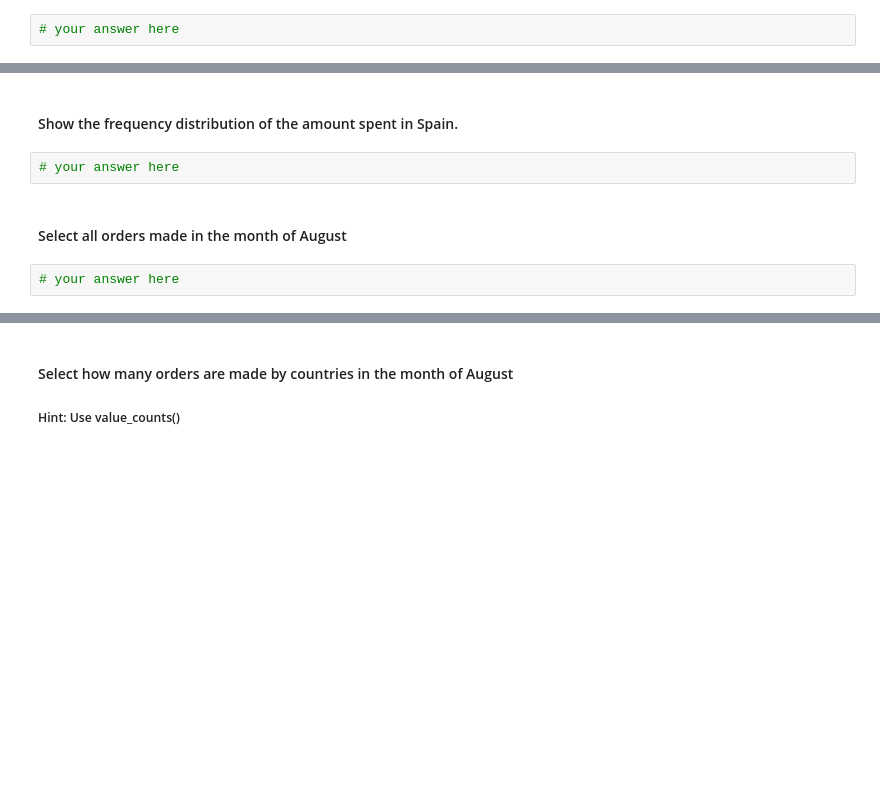
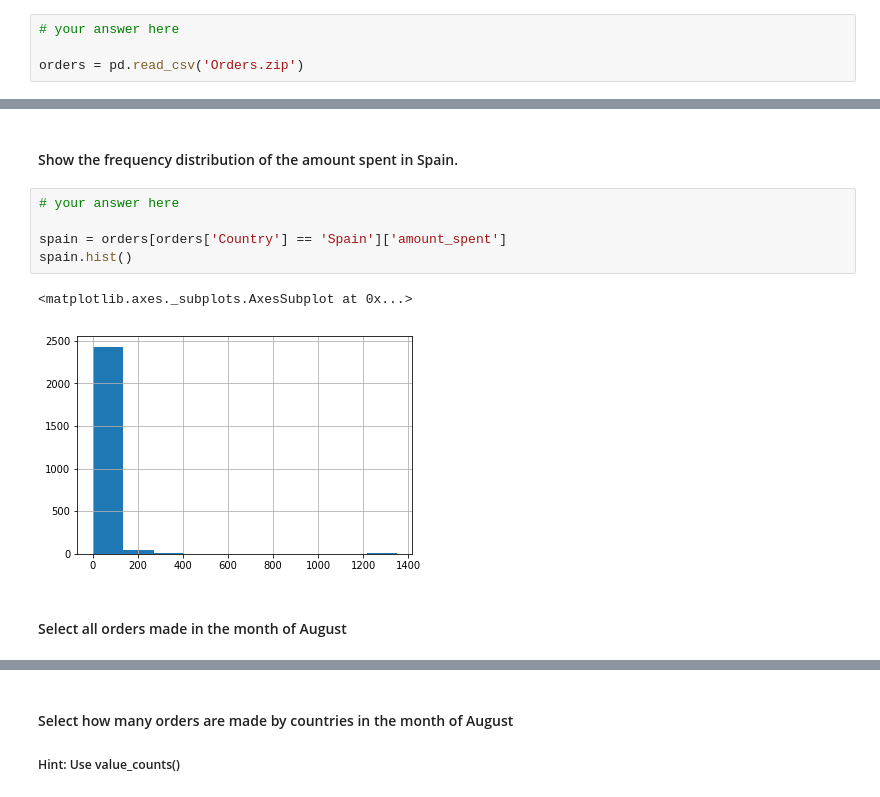
Before and after one commit to LiviaCanet/datamad0119, a Jupyter notebook: module-2/lab-subsetting-and-descriptive-stats/your-code/main.ipynb, the cells around one changed output, grey strips where cells are left out. Saved outputs shown, nothing was run; the diff lists cells and outputs as text; blank space fills up the shorter version.

```diff
--- a/module-2/lab-subsetting-and-descriptive-stats/your-code/main.ipynb
+++ b/module-2/lab-subsetting-and-descriptive-stats/your-code/main.ipynb
@@ -218,5 +370,7 @@ temp.describe()
 #### Open the Orders.csv dataset. Name your dataset orders
 # %%
 # your answer here
+
+orders = pd.read_csv('Orders.zip')
 # %% [markdown]
 #### Explore your dataset by looking at the data types and the summary statistics. Comment your results
@@ -268,7 +625,11 @@ temp.describe()
 #### Show the frequency distribution of the amount spent in Spain.
 # %%
 # your answer here
+
+spain = orders[orders['Country'] == 'Spain']['amount_spent']
+spain.hist()
+# %% [output]
+<matplotlib.axes._subplots.AxesSubplot at 0x...>
+[figure, added]
 # %% [markdown]
 #### Select all orders made in the month of August
-# %%
-# your answer here
```
Also changed, not shown: parts of 46 cells of this notebook.
